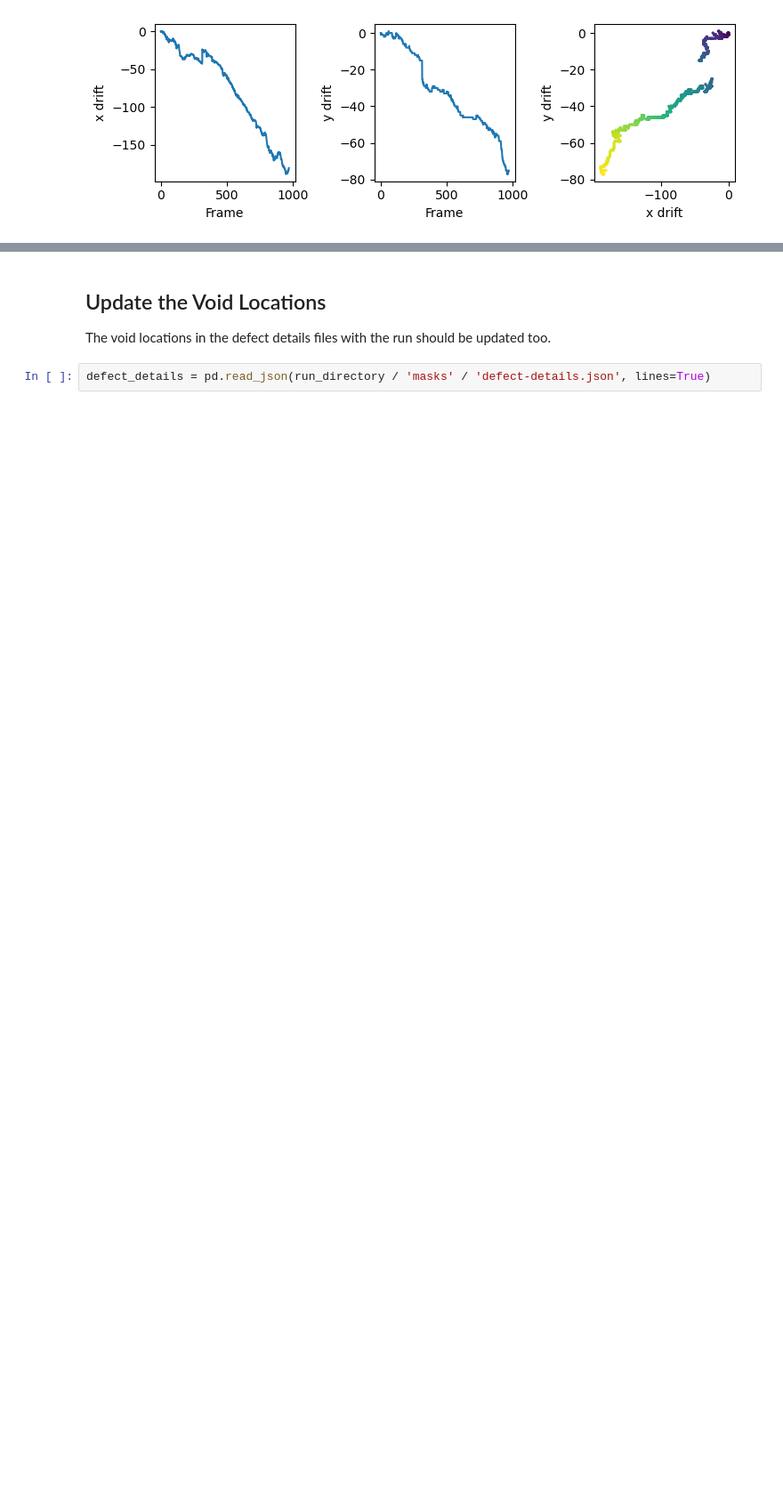
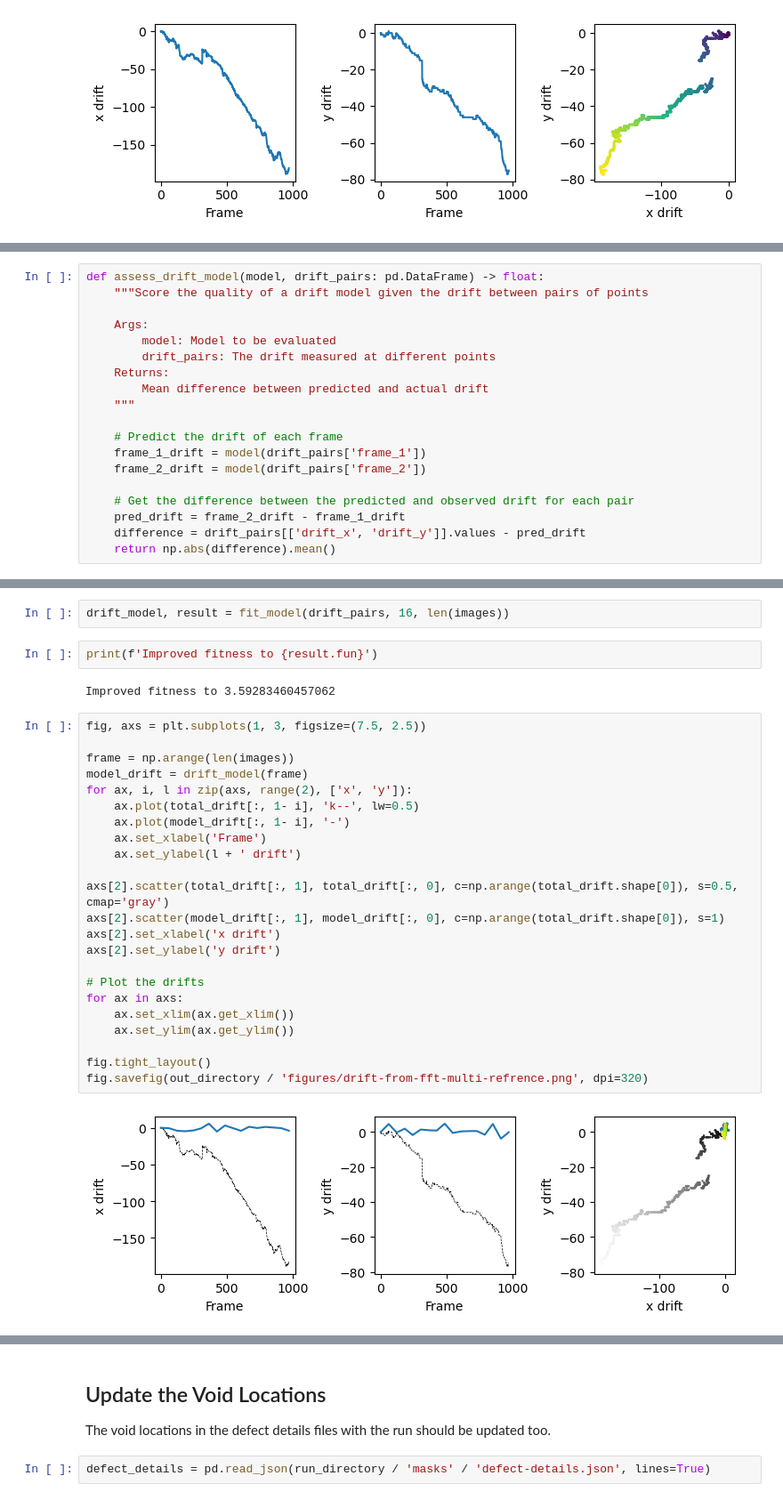
Before and after one commit to ivem-argonne/learning-damage-dynamics, a Jupyter notebook: 0_drift-correction/0_align-with-ffts.ipynb, the cells around one changed output, grey strips where cells are left out. Shown at 89% size. Cells and saved outputs as stored; diff of their text form; blank space fills up the shorter version.

```diff
--- a/0_drift-correction/0_align-with-ffts.ipynb
+++ b/0_drift-correction/0_align-with-ffts.ipynb
@@ -150,0 +247,19 @@ fig.savefig(out_directory / 'figures/drift-from-fft.png', dpi=320)
+# %%
+def assess_drift_model(model, drift_pairs: pd.DataFrame) -> float:
+    """Score the quality of a drift model given the drift between pairs of points
+
+    Args:
+        model: Model to be evaluated
+        drift_pairs: The drift measured at different points
+    Returns:
+        Mean difference between predicted and actual drift
+    """
+
+    # Predict the drift of each frame
+    frame_1_drift = model(drift_pairs['frame_1'])
+    frame_2_drift = model(drift_pairs['frame_2'])
+
+    # Get the difference between the predicted and observed drift for each pair
+    pred_drift = frame_2_drift - frame_1_drift
+    difference = drift_pairs[['drift_x', 'drift_y']].values - pred_drift
+    return np.abs(difference).mean()
@@ -150,0 +296,31 @@ fig.savefig(out_directory / 'figures/drift-from-fft.png', dpi=320)
+# %%
+drift_model, result = fit_model(drift_pairs, 16, len(images))
+# %%
+print(f'Improved fitness to {result.fun}')
+# %% [output]
+Improved fitness to 3.59283460457062
+# %%
+fig, axs = plt.subplots(1, 3, figsize=(7.5, 2.5))
+
+frame = np.arange(len(images))
+model_drift = drift_model(frame)
+for ax, i, l in zip(axs, range(2), ['x', 'y']):
+    ax.plot(total_drift[:, 1- i], 'k--', lw=0.5)
+    ax.plot(model_drift[:, 1- i], '-')
+    ax.set_xlabel('Frame')
+    ax.set_ylabel(l + ' drift')
+
+axs[2].scatter(total_drift[:, 1], total_drift[:, 0], c=np.arange(total_drift.shape[0]), s=0.5, cmap='gray')
+axs[2].scatter(model_drift[:, 1], model_drift[:, 0], c=np.arange(total_drift.shape[0]), s=1)
+axs[2].set_xlabel('x drift')
+axs[2].set_ylabel('y drift')
+
+# Plot the drifts
+for ax in axs:
+    ax.set_xlim(ax.get_xlim())
+    ax.set_ylim(ax.get_ylim())
+
+fig.tight_layout()
+fig.savefig(out_directory / 'figures/drift-from-fft-multi-refrence.png', dpi=320)
+# %% [output]
+[figure, added]
```
Also changed, not shown: parts of 30 cells of this notebook.
